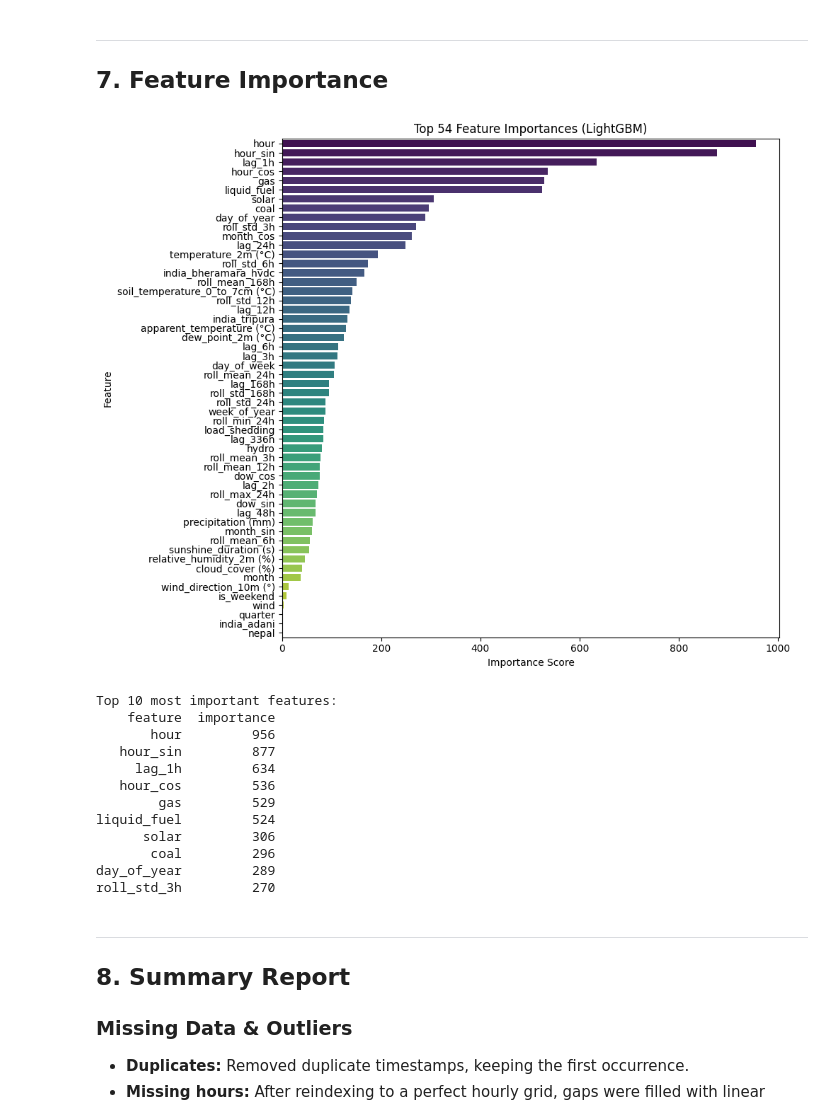
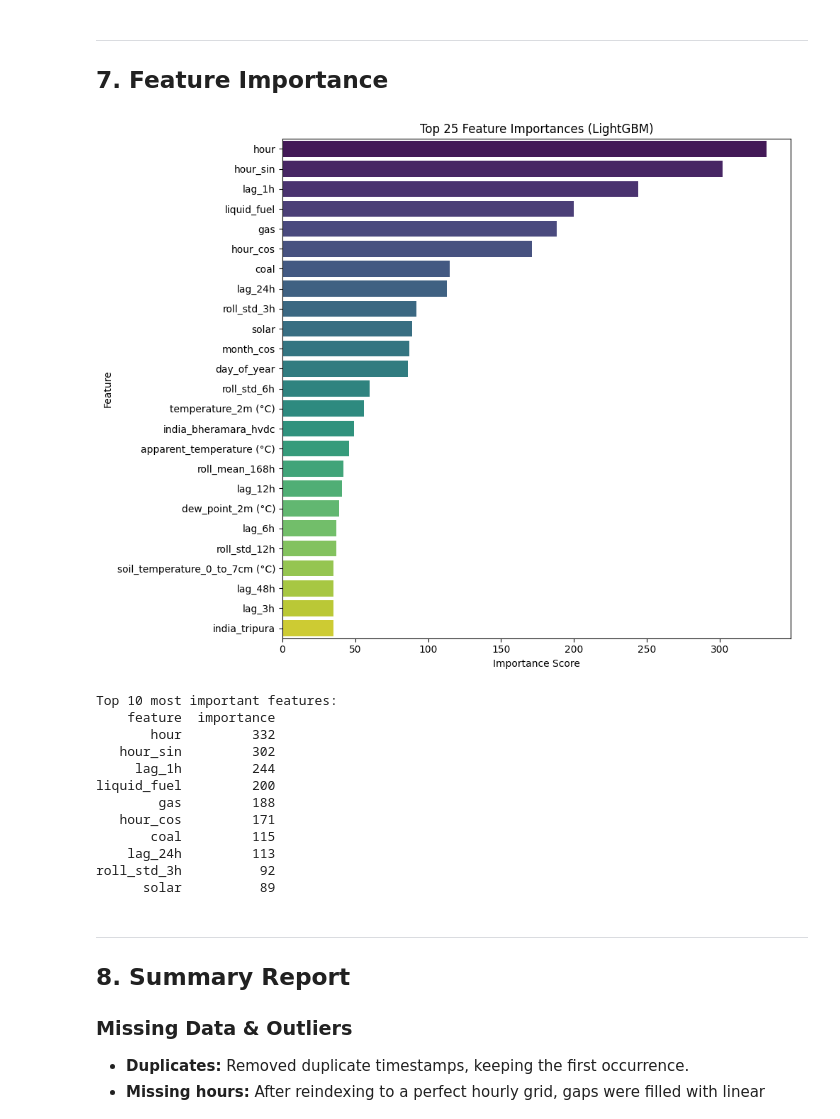
Before and after one commit to kaustavbhowal21/PredictiveParadox, a Jupyter notebook: predictive_paradox_pipeline.ipynb, the cells around one changed output. Drawn from its saved outputs; the diff is of its cells as text; code cells hidden in the pictures.

```diff
--- a/predictive_paradox_pipeline.ipynb
+++ b/predictive_paradox_pipeline.ipynb
@@ -533,0 +533,31 @@ LightGBM training complete!
+# %%
+# === LightGBM Model ===
+# LightGBM is a gradient boosting framework — fast and very effective
+# for tabular data.
+
+from sklearn.model_selection import RandomizedSearchCV
+
+model = lgb.LGBMRegressor(
+    random_state=42,
+    verbose=1
+)
+model2 = RandomizedSearchCV(
+    model,
+    param_distributions=param_one,
+    n_iter=1,              # increase for better results
+    scoring="neg_mean_squared_error",
+    cv=2,
+    verbose=1,
+    n_jobs=-1
+)
+
+# train model
+print(X_train.shape)
+model.fit(X_train, y_train)
+
+print('Best Parameters:')
+print(model.best_params_)
+
+model = model.best_estimator_
+
+print('LightGBM training complete!')
@@ -579,41 +628,41 @@ plt.show()
 # %%
 # Feature importance shows which features the model relied on most
 importance_df = pd.DataFrame({
     'feature': feature_cols,
-    'importance': lgb_model.feature_importances_
+    'importance': model.feature_importances_
 }).sort_values('importance', ascending=False)
 
 # Plot top 25 features
-top_n = len(feature_cols)
+top_n = 25
 fig, ax = plt.subplots(figsize=(10, 8))
 sns.barplot(
     data=importance_df.head(top_n),
     x='importance', y='feature',
     palette='viridis', ax=ax
 )
 ax.set_title(f'Top {top_n} Feature Importances (LightGBM)')
 ax.set_xlabel('Importance Score')
 ax.set_ylabel('Feature')
 plt.tight_layout()
 plt.savefig('graphs/feature_importance.png', dpi=150)
 plt.show()
 
 print('Top 10 most important features:')
 print(importance_df.head(10).to_string(index=False))
 # %% [output]
-[figure, old version]
+[figure, new version]
 Top 10 most important features:
     feature  importance
-       hour         956
-   hour_sin         877
-     lag_1h         634
-   hour_cos         536
-        gas         529
-liquid_fuel         524
-      solar         306
-       coal         296
-day_of_year         289
-roll_std_3h         270
+       hour         332
+   hour_sin         302
+     lag_1h         244
+liquid_fuel         200
+        gas         188
+   hour_cos         171
+       coal         115
+    lag_24h         113
+roll_std_3h          92
+      solar          89
 # %% [markdown]
 ---
 ## 8. Summary Report
```
Also changed, not shown: parts of 6 cells of this notebook, 15 other files.
